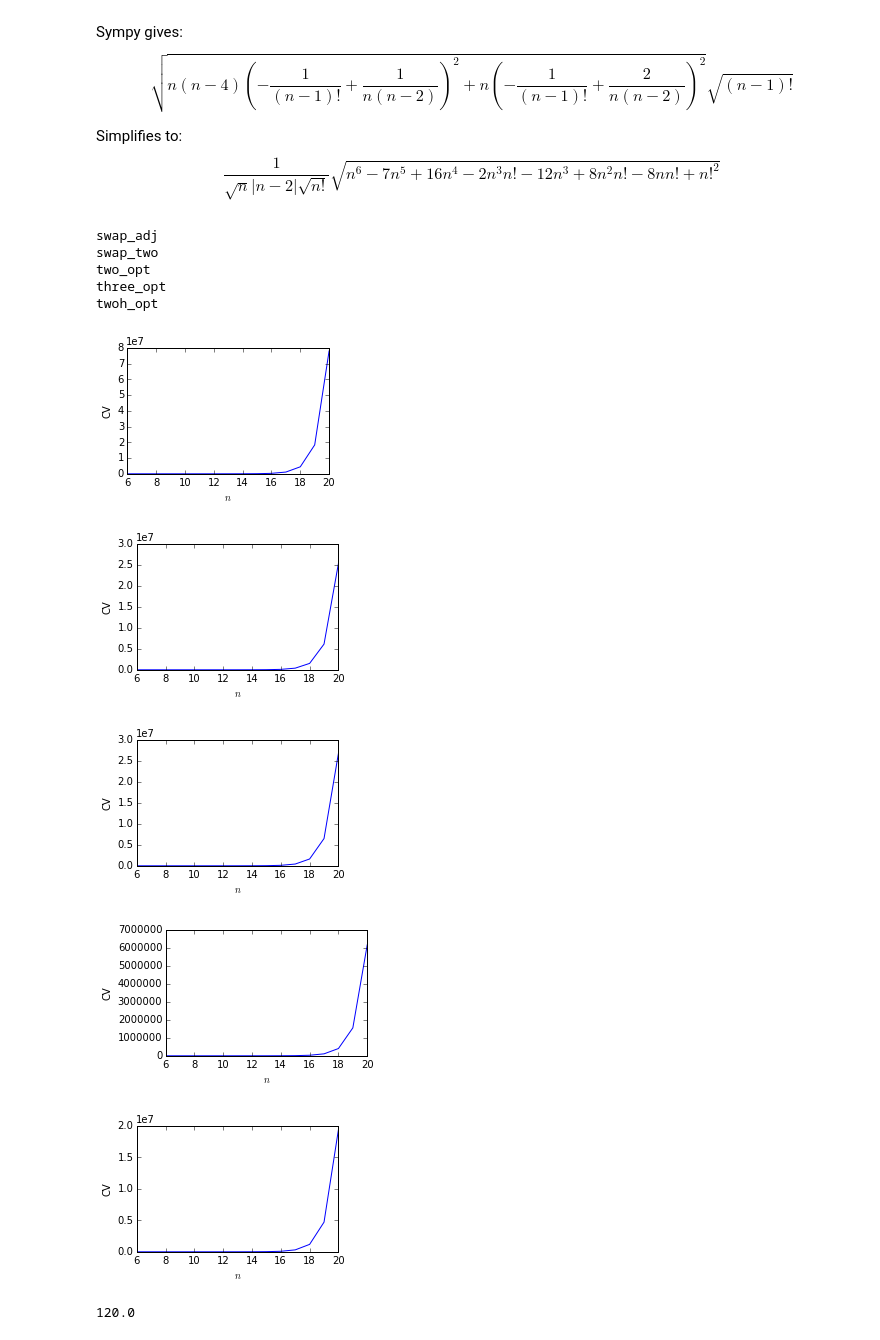
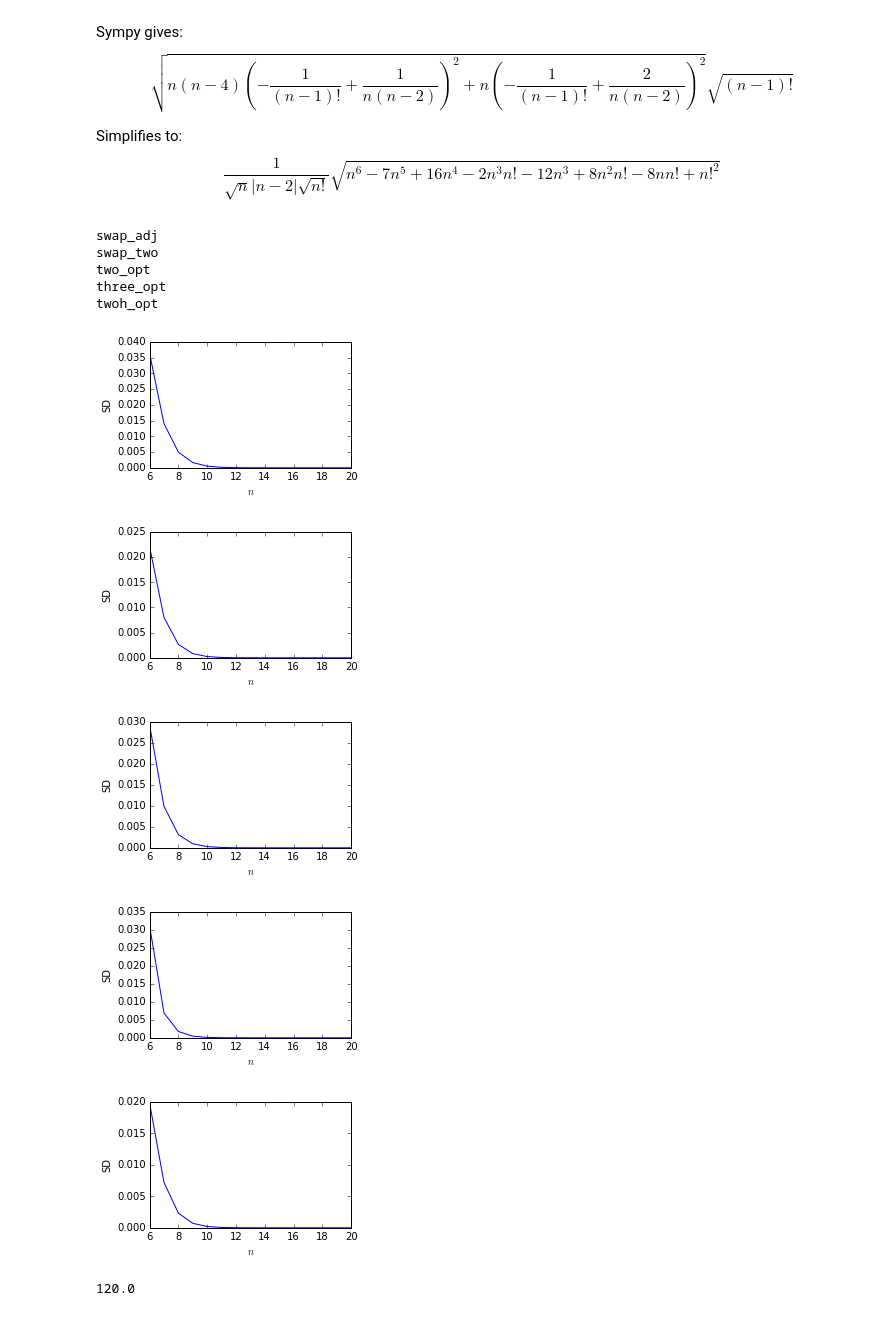
Before and after one commit to jmmcd/GPDistance, a Jupyter notebook: python/RandomWalks/SD_Analytically.ipynb, the cells around one changed output. Drawn from its saved outputs; the diff is of its cells as text; code cells hidden in the pictures.

```diff
--- a/python/RandomWalks/SD_Analytically.ipynb
+++ b/python/RandomWalks/SD_Analytically.ipynb
@@ -109,11 +103,11 @@ CV for permutations with swap-adjacent
 
 $$\frac{\left(n - 1\right)!}{\left\lvert{\left(n - 1\right)!}\right\rvert} \sqrt{\frac{1}{n} \left(- n + \left(n - 1\right)!\right)}$$
 # %%
-def plot_cv(x, cv, filename):
+def plot_expl(x, vals, ylabel, filename):
     fig, ax = plt.subplots(figsize=(4, 2.5))
-    ax.plot(x, cv)
+    ax.plot(x, vals)
     plt.xlabel("$n$")
-    plt.ylabel("CV")
+    plt.ylabel(ylabel)
     plt.subplots_adjust(left=0.2, bottom=0.2)
     plt.savefig(os.path.join(basedir, filename))
     del ax
@@ -213,7 +215,8 @@ CV_permutation_swap_adj with n=10
 # %%
 mean_p = 1/N
 ssqd = n*(n-4)*(1/(n*(n-2)) - mean_p)**2 + n*(2/(n*(n-2)) - mean_p)**2
-CV_permutation_twoh_opt = (N * sqrt(ssqd / N)).subs(N, factorial(n-1))
+SD_permutation_twoh_opt = sqrt(ssqd / N).subs(N, factorial(n-1))
+CV_permutation_twoh_opt = (N * SD_permutation_twoh_opt).subs(N, factorial(n-1))
 print("CV for permutations with twoh-opt operator")
 print(CV_permutation_twoh_opt)
 print(latex(CV_permutation_twoh_opt))
@@ -247,31 +250,32 @@ $$\frac{1}{\sqrt{n} \left\lvert{n - 2}\right\rvert \sqrt{n!}} \sqrt{n^{6} - 7 n^
 # %%
 basedir = "/Users/jmmcd/Dropbox/GPDistance/results/space_permutation/"
 ops_mvals = [
     ("swap_adj", n),
     ("swap_two", n*(n-1)/2),
     ("two_opt", n*(n-3)/2),
     ("three_opt", 4*n*(n-4)*(n-5)/6),
     ]
 x = range(6, 21)
 for op, mval in ops_mvals:
     print op
-    plot_cv(x, [CV_with_m_equal_neighbours_simp.subs(
+    plot_expl(x, [SD_with_m_equal_neighbours_simp.subs(
                 [(N, factorial(n-1)), (m, mval), (n, i)]).evalf() for i in x],
-            op+"_cv.pdf")
+              "SD",
+            op+"_sd.pdf")
 print "twoh_opt"
-plot_cv(x, [CV_permutation_twoh_opt.subs(n, i).evalf() for i in x],
-            "twoh_opt_cv.pdf")
+plot_expl(x, [SD_permutation_twoh_opt.subs(n, i).evalf() for i in x],
+          "SD", "twoh_opt_sd.pdf")
 # %% [output]
 swap_adj
 swap_two
 two_opt
 three_opt
 twoh_opt
-[figure, old version]
+[figure, new version]
-[figure, old version]
+[figure, new version]
-[figure, old version]
+[figure, new version]
-[figure, old version]
+[figure, new version]
-[figure, old version]
+[figure, new version]
 # %%
 def test2():
     n = 9
```
Also changed, not shown: parts of 5 cells of this notebook, 1 other file.
